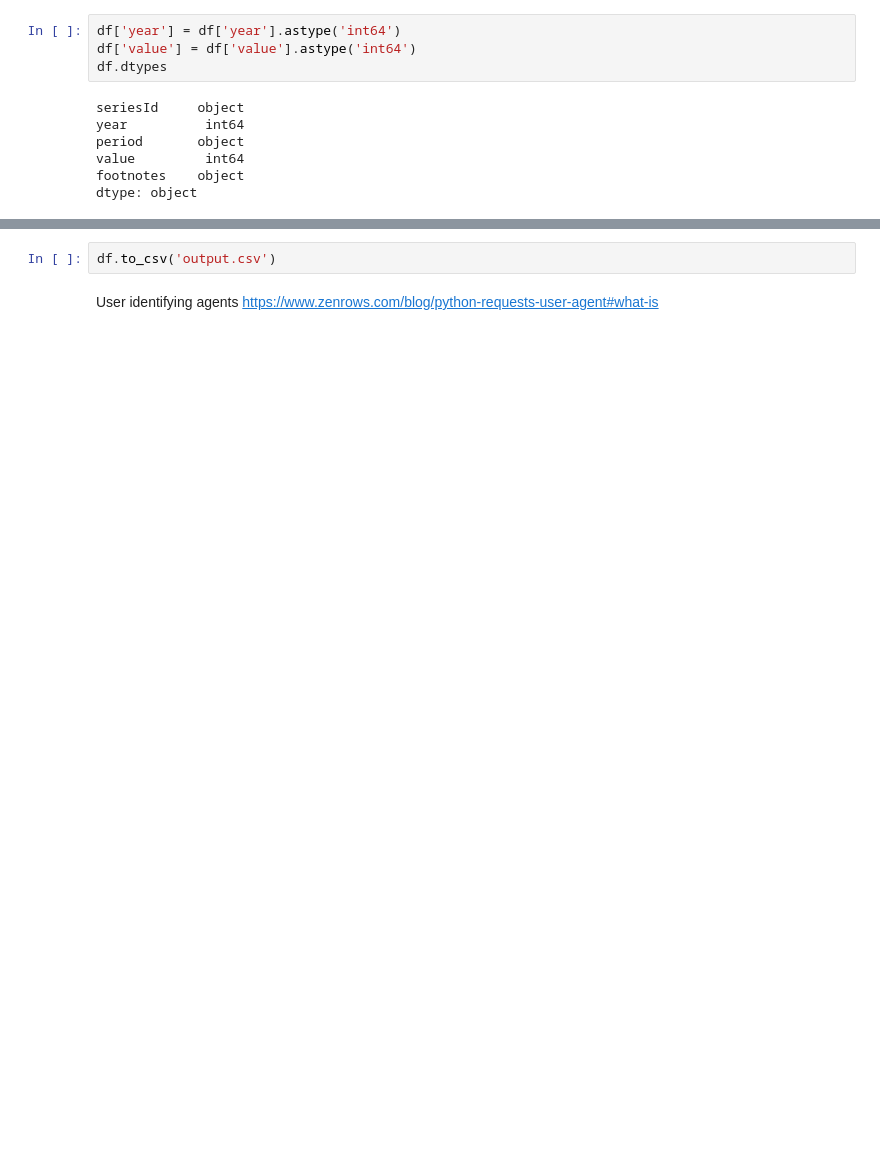
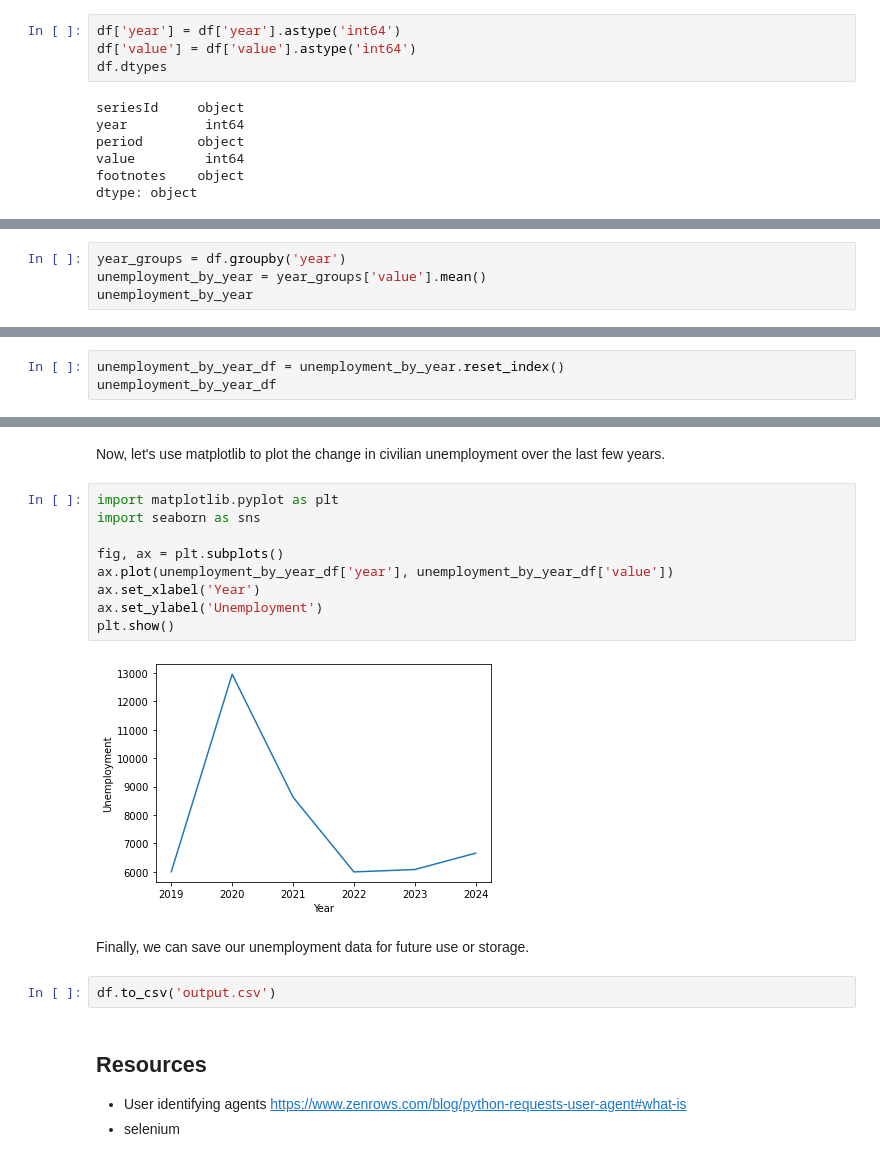
Before and after one commit to DeisData/python, a Jupyter notebook: condensed/webscraping.ipynb, the cells around one changed output, grey strips where cells are left out. Saved outputs shown, nothing was run; the diff lists cells and outputs as text; blank space fills up the shorter version.

```diff
--- a/condensed/webscraping.ipynb
+++ b/condensed/webscraping.ipynb
@@ -227,0 +330,4 @@ dtype: object
+# %%
+year_groups = df.groupby('year')
+unemployment_by_year = year_groups['value'].mean()
+unemployment_by_year
@@ -227,0 +345,3 @@ dtype: object
+# %%
+unemployment_by_year_df = unemployment_by_year.reset_index()
+unemployment_by_year_df
@@ -228,5 +356,23 @@ dtype: object
+# %% [markdown]
+Now, let's use matplotlib to plot the change in civilian unemployment over the last few years.
+# %%
+import matplotlib.pyplot as plt
+import seaborn as sns
+
+fig, ax = plt.subplots()
+ax.plot(unemployment_by_year_df['year'], unemployment_by_year_df['value'])
+ax.set_xlabel('Year')
+ax.set_ylabel('Unemployment')
+plt.show()
+# %% [output]
+[figure, added]
+# %% [markdown]
+Finally, we can save our unemployment data for future use or storage.
 # %%
 df.to_csv('output.csv')
 # %% [markdown]
-User identifying agents
+## Resources
+
+- User identifying agents
 https://www.zenrows.com/blog/python-requests-user-agent#what-is
+- selenium
```
Also changed, not shown: parts of 38 cells of this notebook.
